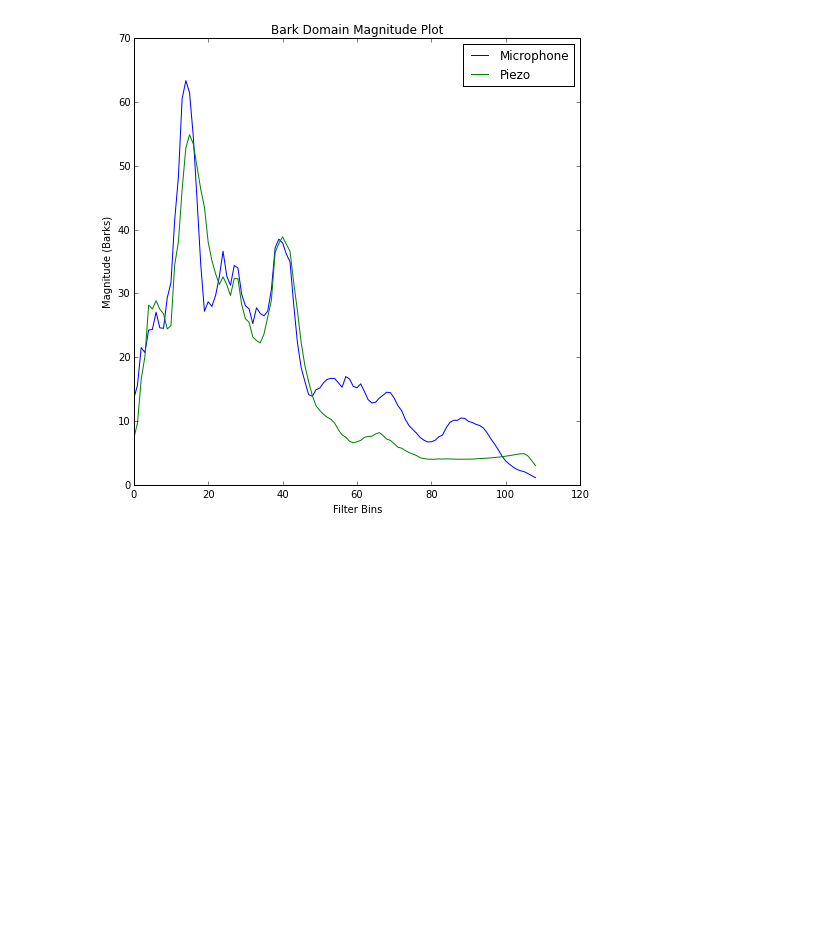
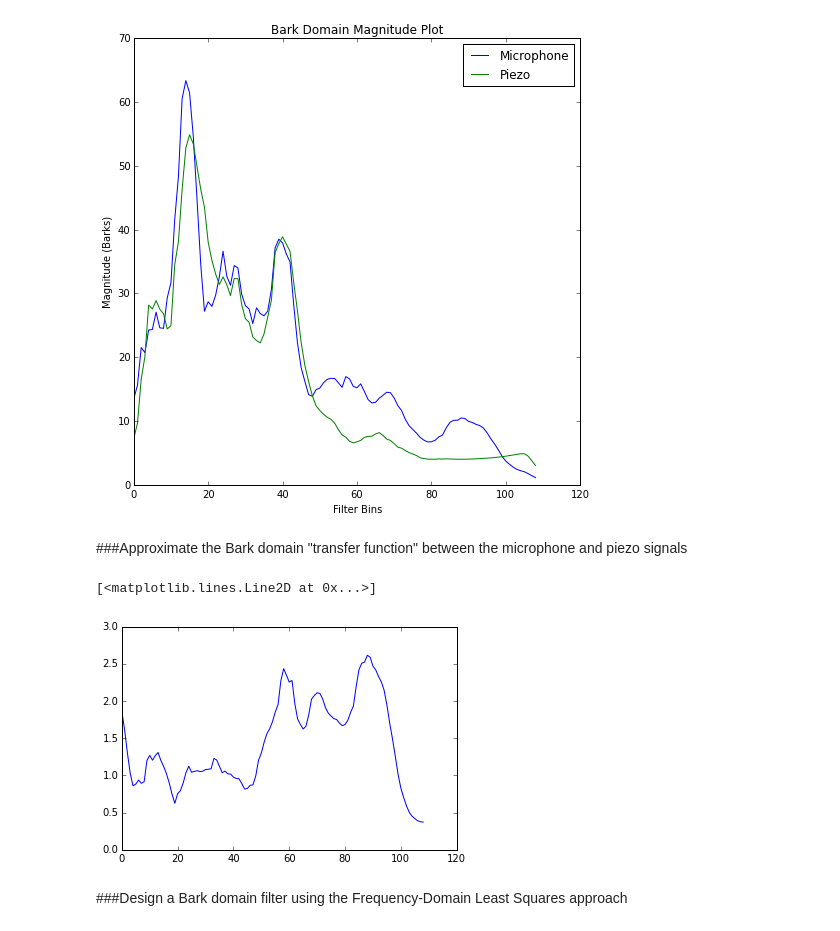
Before and after one commit to stephencwelch/Perceptual-Coding-In-Python, a Jupyter notebook: Bark Domain Filter Design.ipynb, the cells around one changed output. Cells and saved outputs as stored; diff of their text form; code cells hidden in the pictures; blank space fills up the shorter version.

```diff
--- a/Bark Domain Filter Design.ipynb
+++ b/Bark Domain Filter Design.ipynb
@@ -81,7 +82,7 @@ L_dft = 1024  # DFT length
 
 N = 128  # Filter Length
 
-L = 2**9  # Grid size
+L_g = 2**9  # Grid size
 w = (pi/L)*(np.arange(L+1)).T  # Frequency grid
 
 # Piezo signal DFT
@@ -90,7 +91,7 @@ P = np.fft.fft(piezo[0:L_f],L_dft)
 Pabs = abs(P)
 Pabs = Pabs[0:L_dft]
 #P_sub = Pabs[0:L+1]
-P_sub = Pabs[0:L]
+P_sub = Pabs[0:L_g]
 
 # Mic signal DFT
 #M = np.fft.fft(mic1[0:L_f],L_dft+1)
@@ -98,10 +99,7 @@ M = np.fft.fft(mic1[0:L_f],L_dft)
 Mabs = abs(M)
 Mabs = Mabs[0:L_dft]
 #M_sub = Mabs[0:L+1]
-M_sub = Mabs[0:L]
-
-# Weight Function
-W = np.eye(L)
+M_sub = Mabs[0:L_g]
 # %%
 plot(Mabs)
 plot(Pabs)
@@ -125,3 +123,14 @@ legend()
 # %% [output]
 <matplotlib.legend.Legend at 0x...>
 [figure]
+# %% [markdown]
+###Approximate the Bark domain "transfer function" between the microphone and piezo signals
+# %%
+F_bark = M_bark/P_bark
+# %%
+plot(F_bark)
+# %% [output]
+[<matplotlib.lines.Line2D at 0x...>]
+[figure, added]
+# %% [markdown]
+###Design a Bark domain filter using the Frequency-Domain Least Squares approach
```
Also changed, not shown: parts of 7 cells of this notebook.
